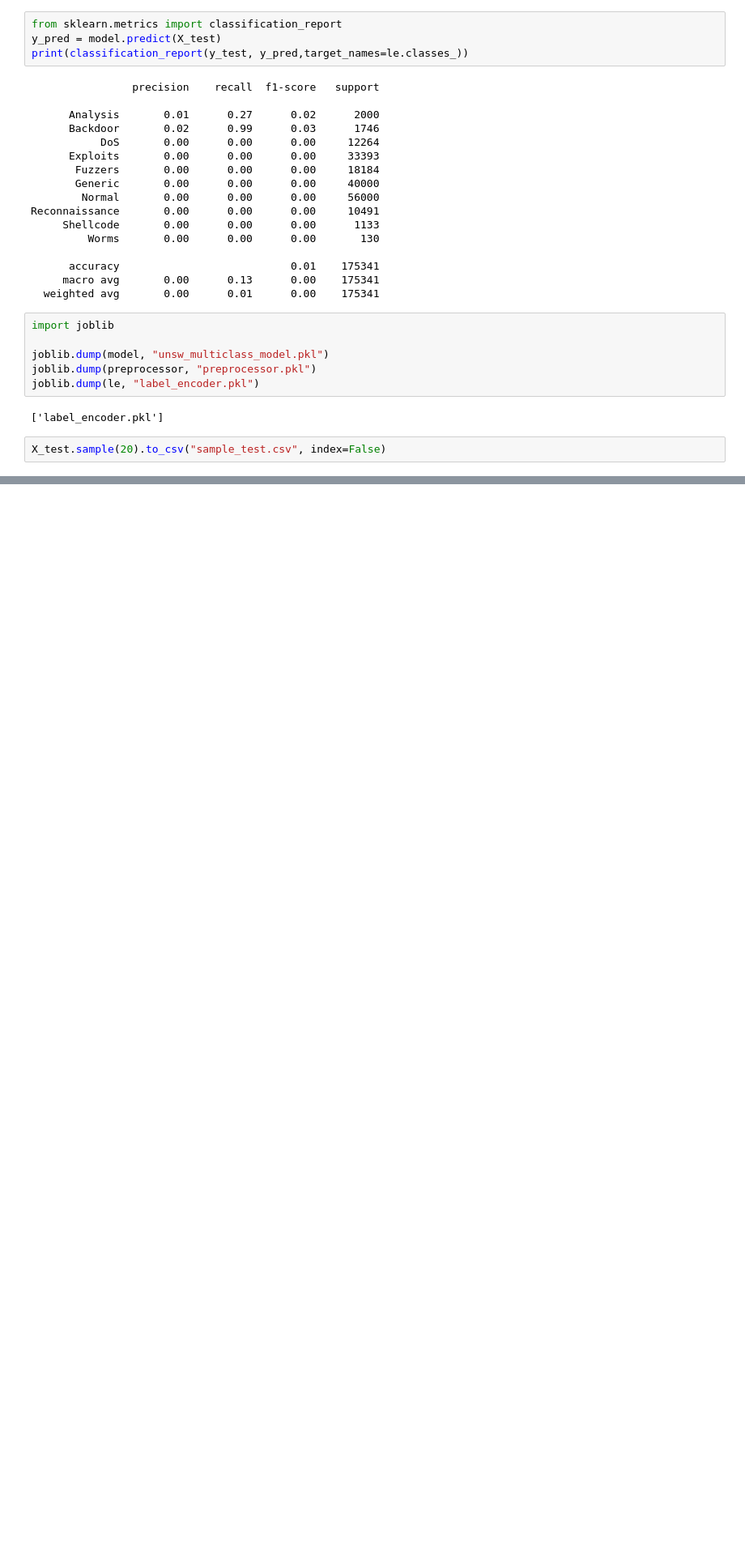
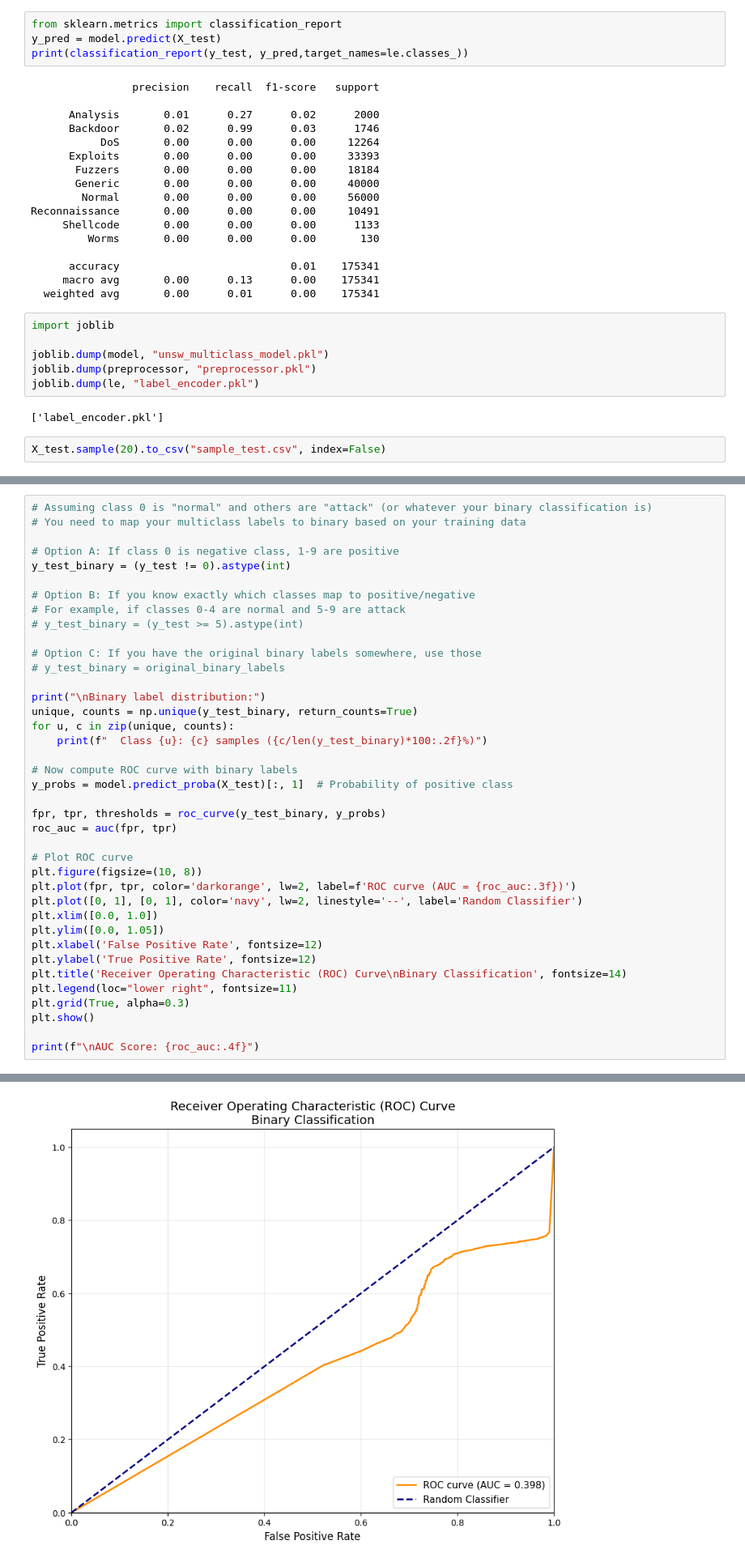
Before and after one commit to harsh27004/ai-ids, a Jupyter notebook: notebooks/preprocessing(UNSW-NB15).ipynb, the cells around one changed output, grey strips where cells are left out. Shown at 81% size. Drawn from its saved outputs; the diff is of its cells as text; blank space fills up the shorter version.

```diff
--- a/notebooks/preprocessing(UNSW-NB15).ipynb
+++ b/notebooks/preprocessing(UNSW-NB15).ipynb
@@ -540,0 +573,40 @@ X_test.sample(20).to_csv("sample_test.csv", index=False)
+# %%
+# Assuming class 0 is "normal" and others are "attack" (or whatever your binary classification is)
+# You need to map your multiclass labels to binary based on your training data
+
+# Option A: If class 0 is negative class, 1-9 are positive
+y_test_binary = (y_test != 0).astype(int)
+
+# Option B: If you know exactly which classes map to positive/negative
+# For example, if classes 0-4 are normal and 5-9 are attack
+# y_test_binary = (y_test >= 5).astype(int)
+
+# Option C: If you have the original binary labels somewhere, use those
+# y_test_binary = original_binary_labels
+
+print("\nBinary label distribution:")
+unique, counts = np.unique(y_test_binary, return_counts=True)
+for u, c in zip(unique, counts):
+    print(f"  Class {u}: {c} samples ({c/len(y_test_binary)*100:.2f}%)")
+
+# Now compute ROC curve with binary labels
+y_probs = model.predict_proba(X_test)[:, 1]  # Probability of positive class
+
+fpr, tpr, thresholds = roc_curve(y_test_binary, y_probs)
+roc_auc = auc(fpr, tpr)
+
+# Plot ROC curve
+plt.figure(figsize=(10, 8))
+plt.plot(fpr, tpr, color='darkorange', lw=2, label=f'ROC curve (AUC = {roc_auc:.3f})')
+plt.plot([0, 1], [0, 1], color='navy', lw=2, linestyle='--', label='Random Classifier')
+plt.xlim([0.0, 1.0])
+plt.ylim([0.0, 1.05])
+plt.xlabel('False Positive Rate', fontsize=12)
+plt.ylabel('True Positive Rate', fontsize=12)
+plt.title('Receiver Operating Characteristic (ROC) Curve\nBinary Classification', fontsize=14)
+plt.legend(loc="lower right", fontsize=11)
+plt.grid(True, alpha=0.3)
+plt.show()
+
+print(f"\nAUC Score: {roc_auc:.4f}")
+# %% [output]
@@ -540,0 +616 @@ X_test.sample(20).to_csv("sample_test.csv", index=False)
+[figure, added]
```
Also changed, not shown: parts of 6 cells of this notebook, 9 other files.
